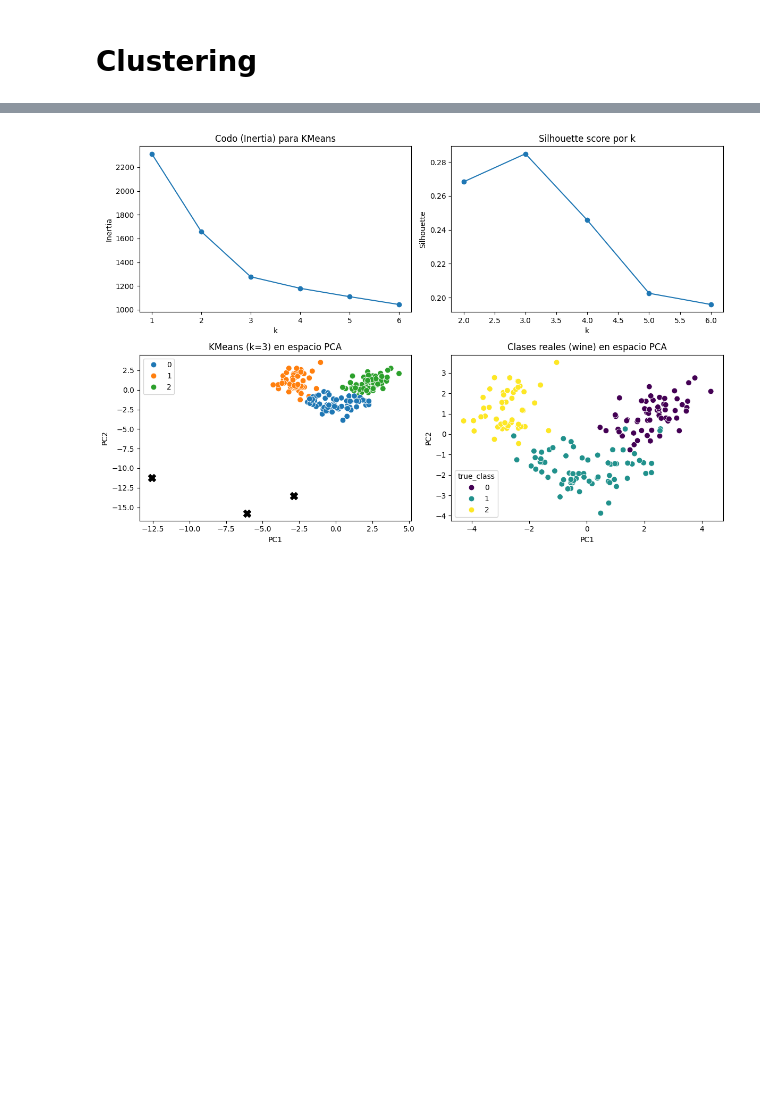
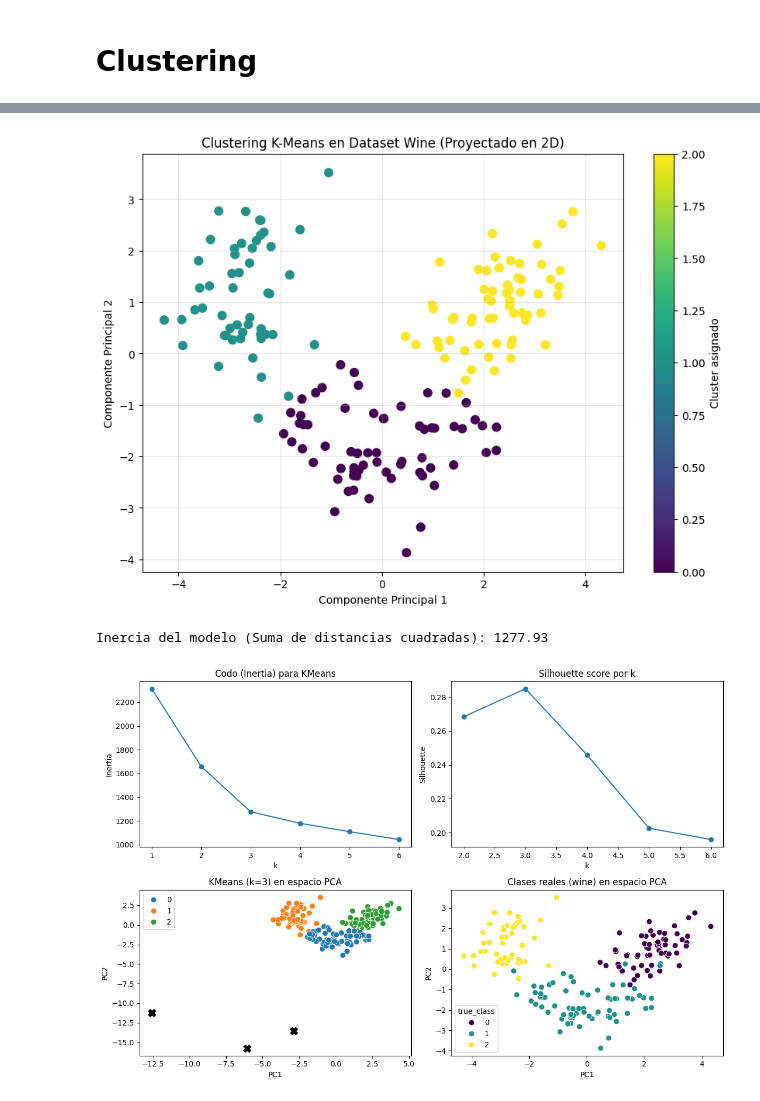
Before and after one commit to paranedagarcia/Cienciadedatos, a Jupyter notebook: 7.Aprendizaje no supervisado/Clustering.ipynb, the cells around one changed output, grey strips where cells are left out. Drawn from its saved outputs; the diff is of its cells as text; code cells hidden in the pictures; blank space fills up the shorter version.

Commit message:
clustering

```diff
--- a/7.Aprendizaje no supervisado/Clustering.ipynb
+++ b/7.Aprendizaje no supervisado/Clustering.ipynb
@@ -3,3 +220,44 @@
+# %%
+import pandas as pd
+import matplotlib.pyplot as plt
+from sklearn.datasets import load_wine
+from sklearn.preprocessing import StandardScaler
+from sklearn.cluster import KMeans
+from sklearn.decomposition import PCA
+
+# 1. Cargar el dataset
+wine = load_wine()
+data = wine.data
+feature_names = wine.feature_names
+
+# 2. Escalar los datos (Crucial para que la distancia sea equitativa)
+scaler = StandardScaler()
+data_scaled = scaler.fit_transform(data)
+
+# 3. Aplicar K-Means
+# Sabemos que hay 3 tipos de vino, así que usaremos K=3
+kmeans = KMeans(n_clusters=3, random_state=42, n_init=10)
+clusters = kmeans.fit_predict(data_scaled)
+
+# 4. Reducción de dimensionalidad (PCA) para visualización
+# Como no podemos ver 13 dimensiones, reducimos a 2
+pca = PCA(n_components=2)
+data_2d = pca.fit_transform(data_scaled)
+
+# 5. Visualización de los resultados
+plt.figure(figsize=(10, 7))
+scatter = plt.scatter(data_2d[:, 0], data_2d[:, 1], c=clusters, cmap='viridis', s=60)
+plt.title('Clustering K-Means en Dataset Wine (Proyectado en 2D)')
+plt.xlabel('Componente Principal 1')
+plt.ylabel('Componente Principal 2')
+plt.colorbar(scatter, label='Cluster asignado')
+plt.grid(True, alpha=0.3)
+plt.show()
+
+print(f"Inercia del modelo (Suma de distancias cuadradas): {kmeans.inertia_:.2f}")
+# %% [output]
+[figure, added]
+Inercia del modelo (Suma de distancias cuadradas): 1277.93
 # %%
 # Ejemplo completo de clustering usando el dataset "wine"
 
```
Also changed, not shown: parts of 18 cells of this notebook.
